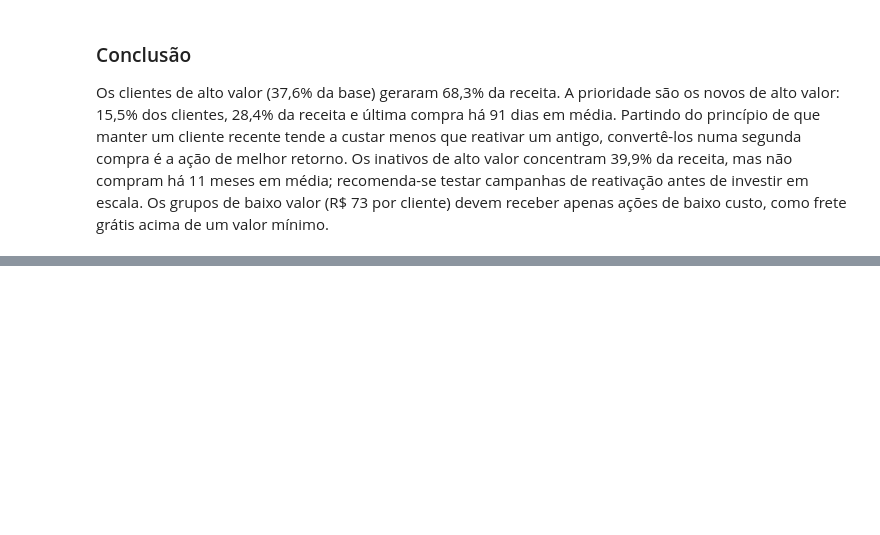
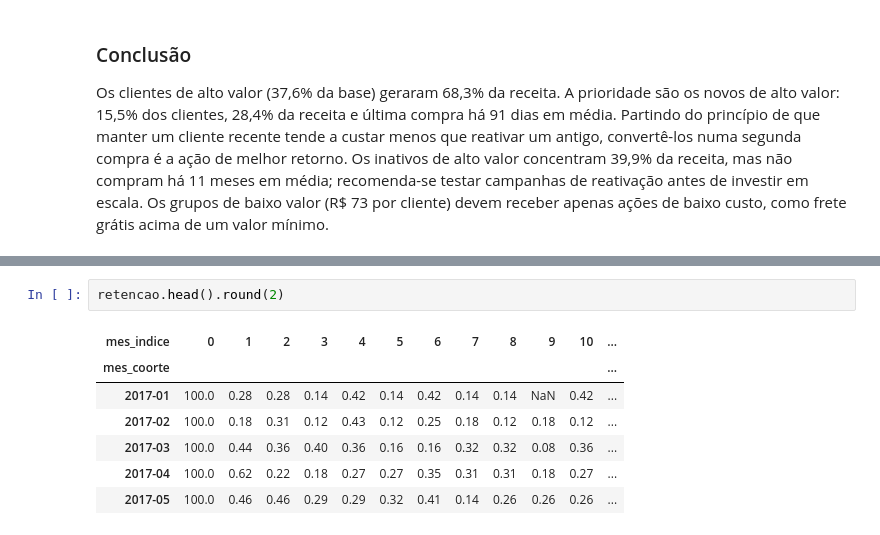
Before and after one commit to reinaldosl/Tech-challenge-POSTECH, a Jupyter notebook: notebooks/pagamentos-clientes.ipynb, the cells around one changed output, grey strips where cells are left out. Drawn from its saved outputs; the diff is of its cells as text; blank space fills up the shorter version.

```diff
--- a/notebooks/pagamentos-clientes.ipynb
+++ b/notebooks/pagamentos-clientes.ipynb
@@ -343,0 +416,10 @@ Os clientes de alto valor (37,6% da base) geraram 68,3% da receita. A prioridade
+# %%
+retencao.head().round(2)
+# %% [output]
+| mes_indice | 0 | 1 | 2 | 3 | 4 | 5 | 6 | 7 | 8 | 9 | 10 | ... |
+| mes_coorte |  |  |  |  |  |  |  |  |  |  |  | ... |
+| 2017-01 | 100.0 | 0.28 | 0.28 | 0.14 | 0.42 | 0.14 | 0.42 | 0.14 | 0.14 | NaN | 0.42 | ... |
+| 2017-02 | 100.0 | 0.18 | 0.31 | 0.12 | 0.43 | 0.12 | 0.25 | 0.18 | 0.12 | 0.18 | 0.12 | ... |
+| 2017-03 | 100.0 | 0.44 | 0.36 | 0.40 | 0.36 | 0.16 | 0.16 | 0.32 | 0.32 | 0.08 | 0.36 | ... |
+| 2017-04 | 100.0 | 0.62 | 0.22 | 0.18 | 0.27 | 0.27 | 0.35 | 0.31 | 0.31 | 0.18 | 0.27 | ... |
+| 2017-05 | 100.0 | 0.46 | 0.46 | 0.29 | 0.29 | 0.32 | 0.41 | 0.14 | 0.26 | 0.26 | 0.26 | ... |
```
Also changed, not shown: parts of 21 cells of this notebook.
